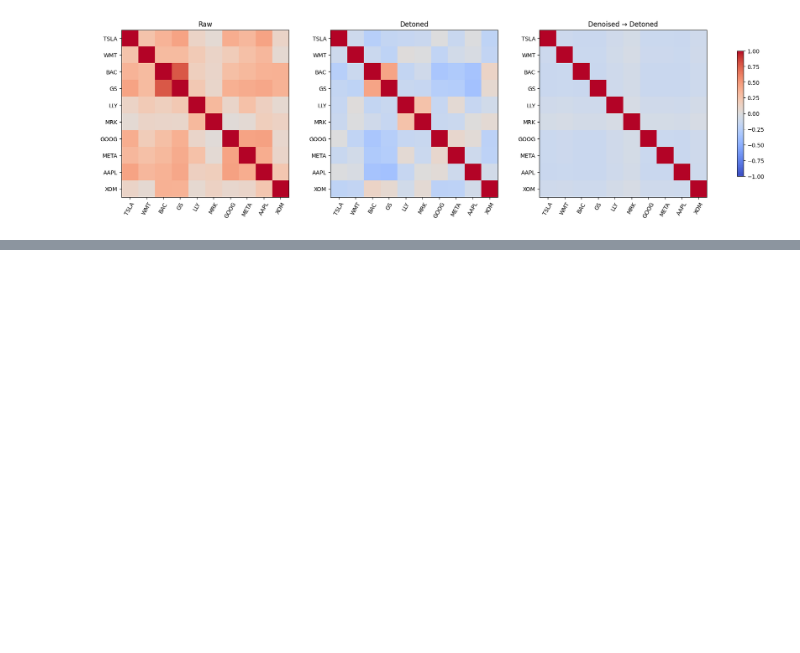
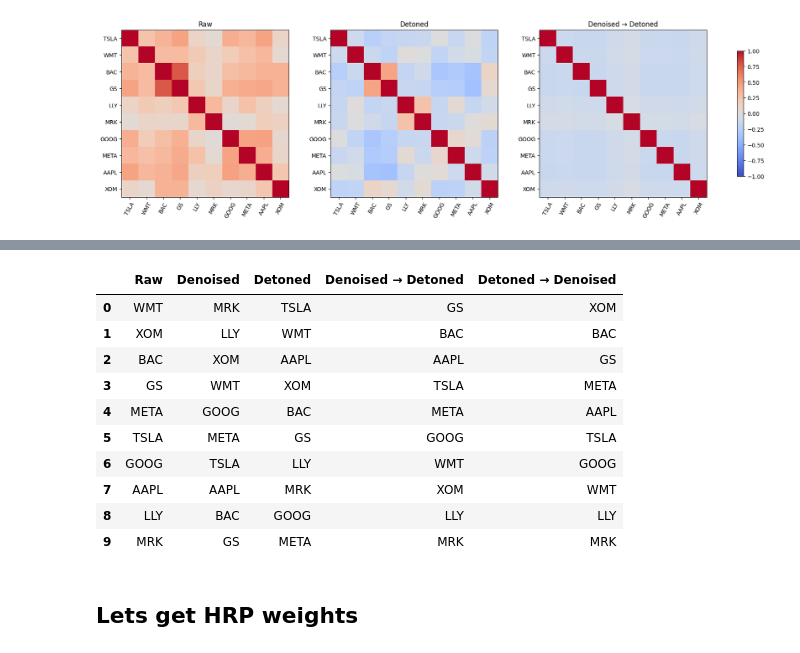
Before and after one commit to George7531/Portfolio_Management, a Jupyter notebook: Group_19296_MScFE_652_Portfolio_Management_Project_2.ipynb, the cells around one changed output, grey strips where cells are left out. Cells and saved outputs as stored; diff of their text form; code cells hidden in the pictures; blank space fills up the shorter version.

```diff
--- a/Group_19296_MScFE_652_Portfolio_Management_Project_2.ipynb
+++ b/Group_19296_MScFE_652_Portfolio_Management_Project_2.ipynb
@@ -648,0 +714,19 @@ They behave like completely different opposing entities after denoising and deto
+# %%
+display(pd.DataFrame({
+    name: pd.Series(order)
+    for name, order in cluster_orders.items()
+}))
+# %% [output]
+|  | Raw | Denoised | Detoned | Denoised → Detoned | Detoned → Denoised |
+| 0 | WMT | MRK | TSLA | GS | XOM |
+| 1 | XOM | LLY | WMT | BAC | BAC |
+| 2 | BAC | XOM | AAPL | AAPL | GS |
+| 3 | GS | WMT | XOM | TSLA | META |
+| 4 | META | GOOG | BAC | META | AAPL |
+| 5 | TSLA | META | GS | GOOG | TSLA |
+| 6 | GOOG | TSLA | LLY | WMT | GOOG |
+| 7 | AAPL | AAPL | MRK | XOM | WMT |
+| 8 | LLY | BAC | GOOG | LLY | LLY |
+| 9 | MRK | GS | META | MRK | MRK |
+# %% [markdown]
+## Lets get HRP weights
```
Also changed, not shown: parts of 9 cells of this notebook.
